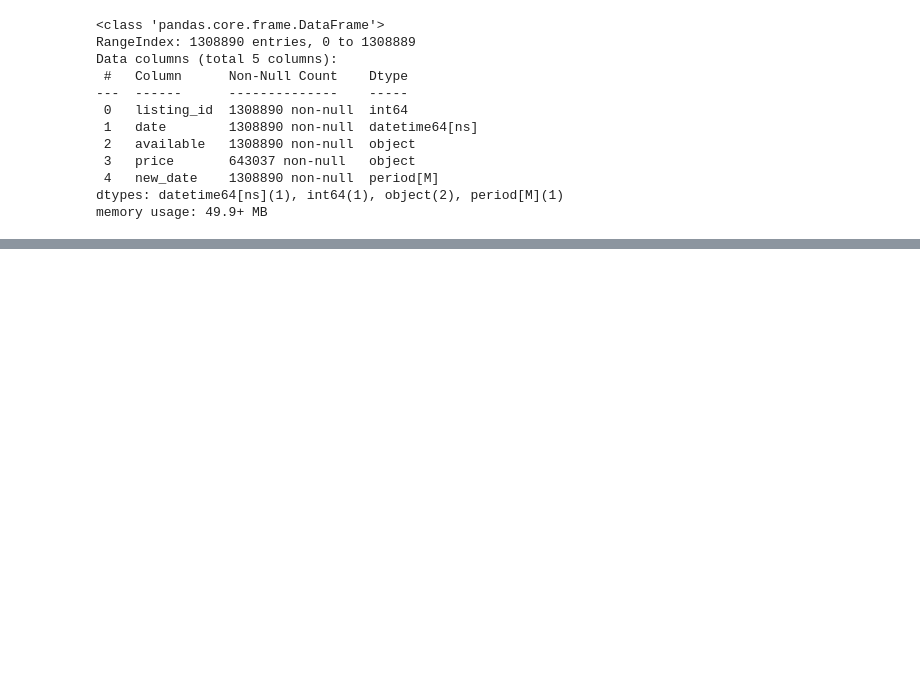
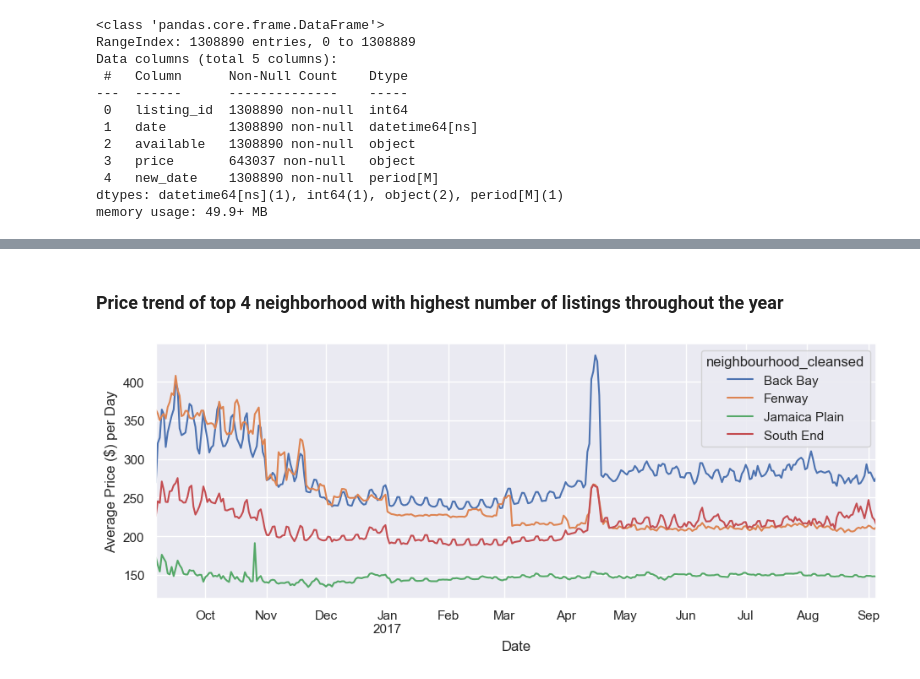
Before and after one commit to farzamani/boston-airbnb-eda, a Jupyter notebook: boston-airbnb-eda.ipynb, the cells around one changed output, grey strips where cells are left out. Cells and saved outputs as stored; diff of their text form; code cells hidden in the pictures; blank space fills up the shorter version.

```diff
--- a/boston-airbnb-eda.ipynb
+++ b/boston-airbnb-eda.ipynb
@@ -190,3 +198,14 @@ plt.gcf().set_dpi(100)
 plt.show()
 # %% [output]
 [figure]
+# %%
+# top_n_neighbourhood(n): function to get the top n neighborhood based on the number of listings
+def top_n_neighbourhood(n):
+    """
+    input:
+    n -- number of neighborhood
+    output:
+    list of neighborhood with the highest number of listings with len = n
+    """
+
+    return df_boston_listings.neighbourhood_cleansed.value_counts().sort_values(ascending=False)[:n].index.tolist()
@@ -354,0 +436,7 @@ df_boston_calendar.groupby('date')['price'].mean().plot();
+# %%
+# make a new table from new_df table by slicing only useful column for analyzing trend
+
+columns = ['listing_id','date','neighbourhood_cleansed','price_x']
+
+df_trend = new_df[columns]
+df_trend
@@ -354,0 +457,15 @@ df_boston_calendar.groupby('date')['price'].mean().plot();
+# %% [markdown]
+### Price trend of top 4 neighborhood with highest number of listings throughout the year
+# %%
+neighborhood_n_listings = top_n_neighbourhood(4)
+
+df_trend[df_trend['neighbourhood_cleansed'].isin(neighborhood_n_listings)].groupby(['date','neighbourhood_cleansed'])['price_x'].mean().unstack().plot();
+
+plt.xlabel('Date', fontsize=12)
+plt.ylabel('Average Price ($) per Day', fontsize=12)
+
+plt.gcf().set_size_inches(11,4)
+plt.gcf().set_dpi(100)
+plt.show()
+# %% [output]
+[figure, added]
```
Also changed, not shown: parts of 65 cells of this notebook.
